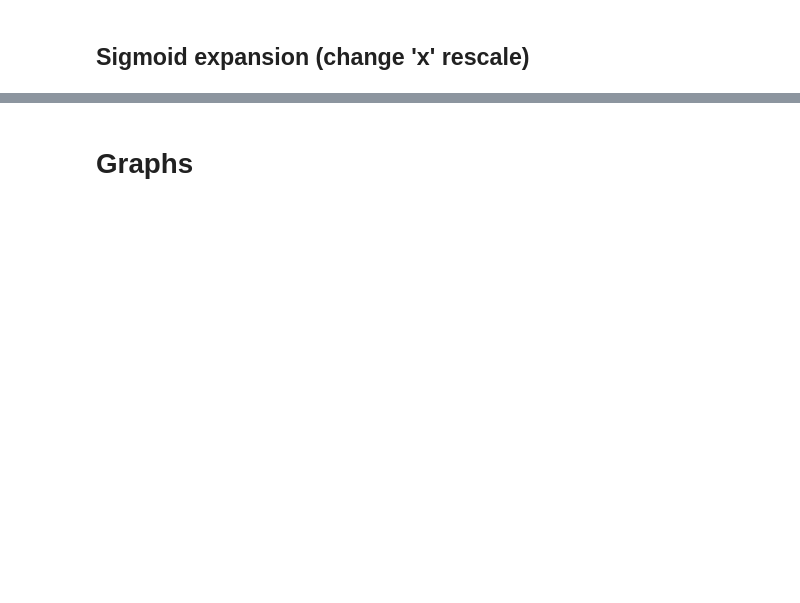
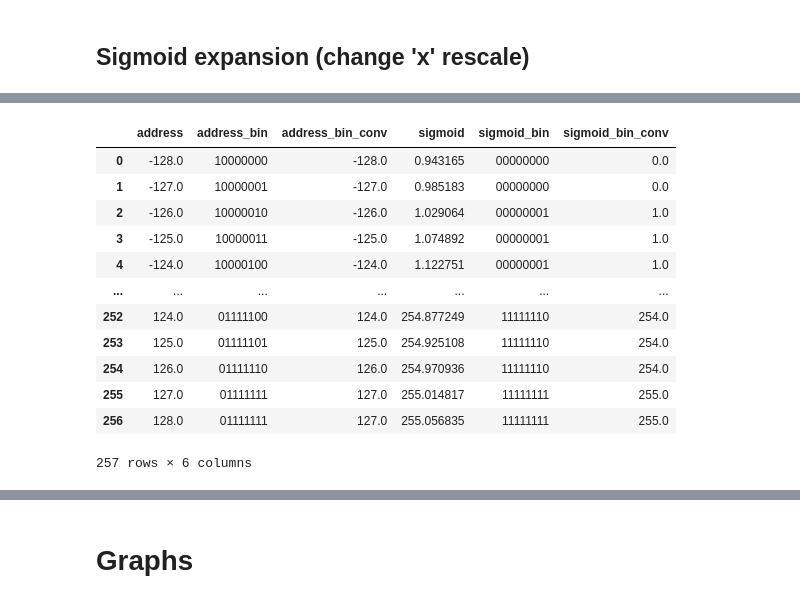
Before and after one commit to LuisSpader/DenseNN_to_VHDL, a Jupyter notebook: Python_script/utils/others/ROM.ipynb, the cells around one changed output, grey strips where cells are left out. Drawn from its saved outputs; the diff is of its cells as text; code cells hidden in the pictures; blank space fills up the shorter version.

```diff
--- a/Python_script/utils/others/ROM.ipynb
+++ b/Python_script/utils/others/ROM.ipynb
@@ -132,5 +121,5 @@ Name: n, Length: 257, dtype: float64
 # %%
-# df_sigmoid['n'] = (df_sigmoid['n'] + (unsigned_offset/2))*mult_factor
-df_sigmoid['n'] = n_re_scale
-
-df_sigmoid['n_zeros'] = (df_sigmoid['n'] + dx_sigmoid) #zeros para serem salvos na memória
+# df['x'] = n_re_scale
+# df['n_zeros'] = (df['x'] + dx_sigmoid) #zeros para serem salvos na memória
+df['sig_norm']= df['sigmoid_resc']*norm_y
+df
@@ -181,0 +142,11 @@ df_sigmoid
+# %%
+from fxpmath import Fxp
+#SIGMOID MEMORY
+df_bin = pd.DataFrame()
+
+# X
+df_bin['address'] = (df['x_resc'])
+df_bin['address_bin'] = (df_bin['address'].apply(lambda x:  Fxp(x, signed=is_signed, n_word= BIT_WIDTH, n_frac= 0).bin() ) )
+address_bin_converted = df_bin['address_bin'].apply(lambda x:  Fxp(f"0b{x}", signed=is_signed, n_word= BIT_WIDTH, n_frac= 0).astype(float) )
+df_bin['address_bin_conv'] = address_bin_converted
+df_bin
@@ -182,2 +167,22 @@ df_sigmoid
+# %%
+# Y (sigmoid)
+df_bin['sigmoid'] = (df['sig_norm'])
+df_bin['sigmoid_bin'] = (df_bin['sigmoid'].apply(lambda x:  Fxp(x, signed=is_sigmoid_signed, n_word= BIT_WIDTH, n_frac= 0).bin() ) )
+df_bin['sigmoid_bin_conv'] = df_bin['sigmoid_bin'].apply(lambda x:  Fxp(f"0b{x}", signed=is_sigmoid_signed, n_word= BIT_WIDTH, n_frac= 0).astype(float) )
+df_bin
+# %% [output]
+|  | address | address_bin | address_bin_conv | sigmoid | sigmoid_bin | sigmoid_bin_conv |
+| 0 | -128.0 | 10000000 | -128.0 | 0.943165 | 00000000 | 0.0 |
+| 1 | -127.0 | 10000001 | -127.0 | 0.985183 | 00000000 | 0.0 |
+| 2 | -126.0 | 10000010 | -126.0 | 1.029064 | 00000001 | 1.0 |
+| 3 | -125.0 | 10000011 | -125.0 | 1.074892 | 00000001 | 1.0 |
+| 4 | -124.0 | 10000100 | -124.0 | 1.122751 | 00000001 | 1.0 |
+| ... | ... | ... | ... | ... | ... | ... |
+| 252 | 124.0 | 01111100 | 124.0 | 254.877249 | 11111110 | 254.0 |
+| 253 | 125.0 | 01111101 | 125.0 | 254.925108 | 11111110 | 254.0 |
+| 254 | 126.0 | 01111110 | 126.0 | 254.970936 | 11111110 | 254.0 |
+| 255 | 127.0 | 01111111 | 127.0 | 255.014817 | 11111111 | 255.0 |
+| 256 | 128.0 | 01111111 | 127.0 | 255.056835 | 11111111 | 255.0 |
+257 rows × 6 columns
 # %%
 # # AJUSTANTO DATAFRAME CONFORME LIMITES DE REPRESENTAÇÃO
```
Also changed, not shown: parts of 42 cells of this notebook, 2 other files.
